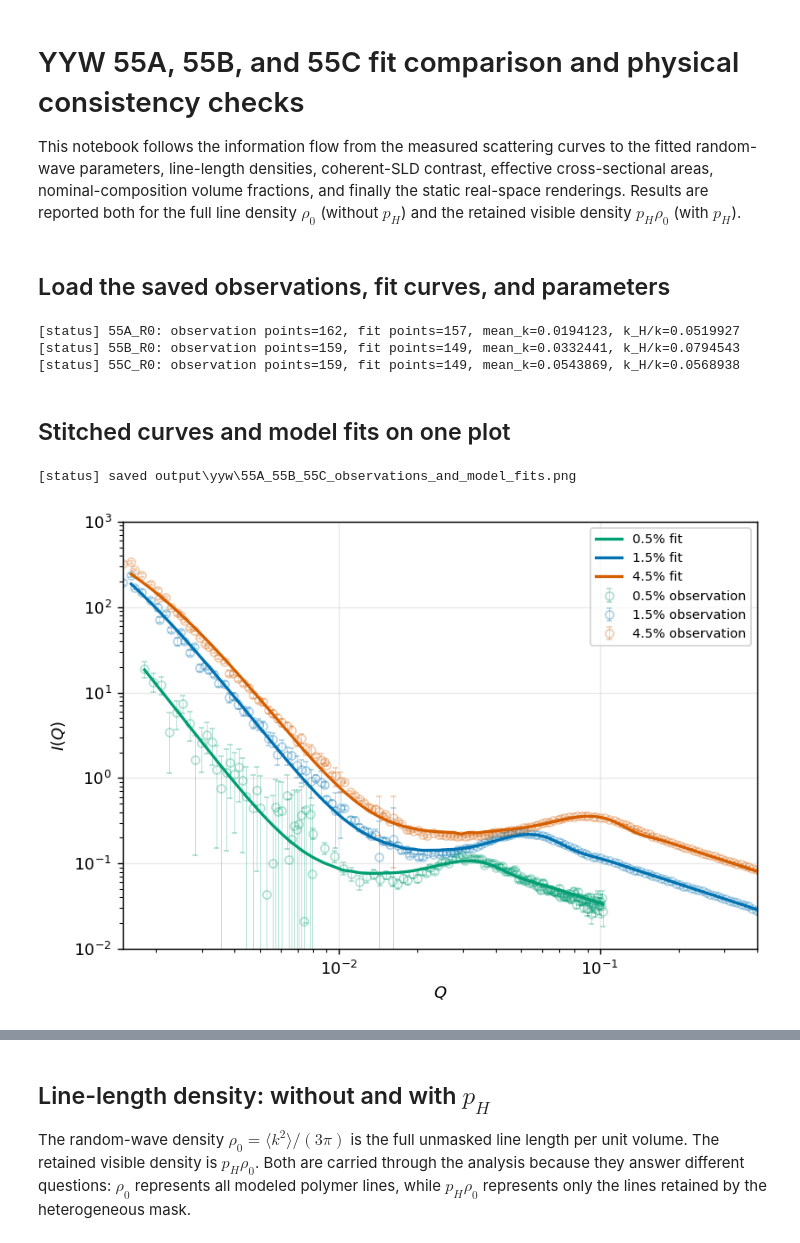
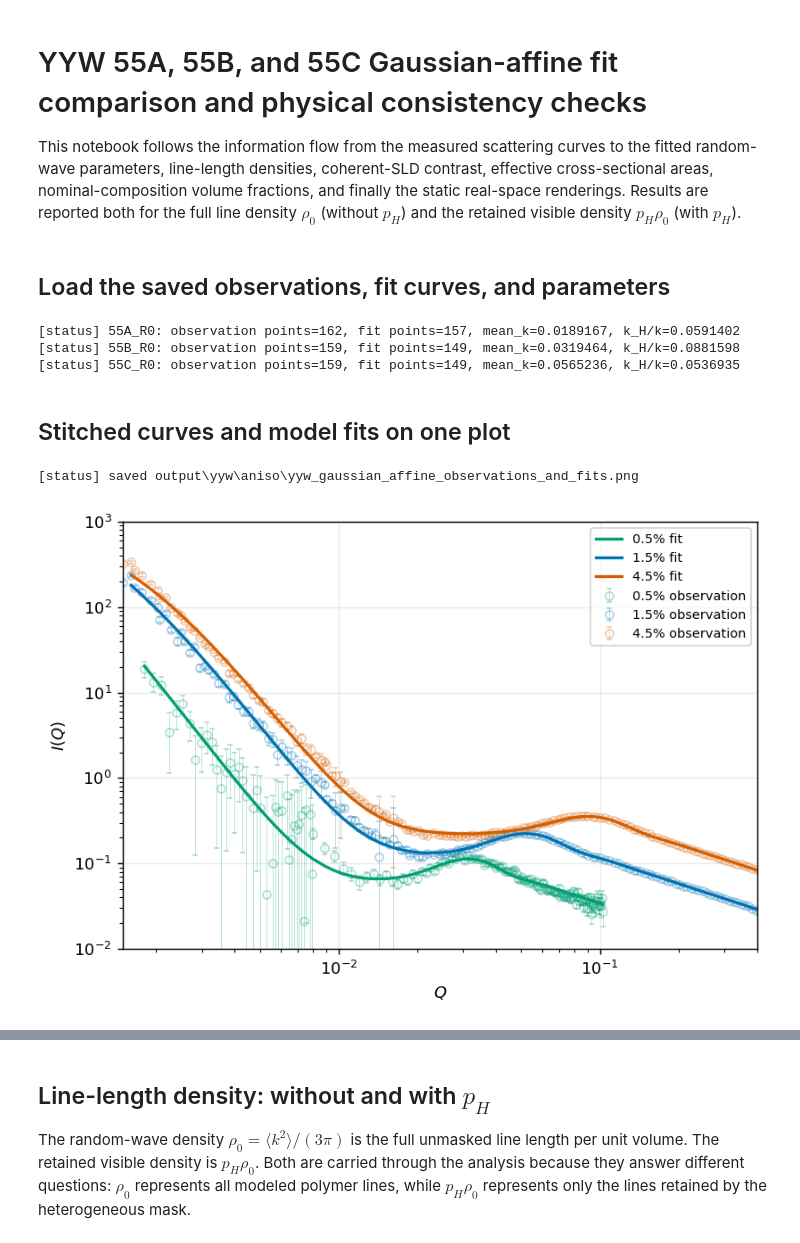
Before and after one commit to ch-tung/Randomwave_ML, a Jupyter notebook: randomcxl/smpl/curvefit/cf_compare_yyw.ipynb, the cells around one changed output, grey strips where cells are left out. Drawn from its saved outputs; the diff is of its cells as text; code cells hidden in the pictures.

Commit message:
add affine anisotropy scattering fits

```diff
--- a/randomcxl/smpl/curvefit/cf_compare_yyw.ipynb
+++ b/randomcxl/smpl/curvefit/cf_compare_yyw.ipynb
@@ -1,5 +1,5 @@
 # %% [markdown]
-# YYW 55A, 55B, and 55C fit comparison and physical consistency checks
+# YYW 55A, 55B, and 55C Gaussian-affine fit comparison and physical consistency checks
 
 This notebook follows the information flow from the measured scattering curves to the fitted random-wave parameters, line-length densities, coherent-SLD contrast, effective cross-sectional areas, nominal-composition volume fractions, and finally the static real-space renderings. Results are reported both for the full line density $\rho_0$ (without $p_H$) and the retained visible density $p_H\rho_0$ (with $p_H$).
 # %%
@@ -27,7 +27,8 @@ plt.rcParams.update({
 })
 pv.OFF_SCREEN = True
 
-OUTPUT_DIR = Path("output/yyw")
+OBSERVATION_DIR = Path("output/yyw")
+OUTPUT_DIR = Path("output/yyw/aniso")
 SAMPLE_TAGS = ("55A_R0", "55B_R0", "55C_R0")
 WEIGHTFRAC_TAGS = ("0.5", "1.5", "4.5")
 COLORS = {"55A_R0": "#009E73", "55B_R0": "#0072B2", "55C_R0": "#D55E00"}
@@ -51,7 +52,7 @@ def load_i_highq_anchor(path):
 
 observations = {
     tag: np.genfromtxt(
-        OUTPUT_DIR / f"{tag}_stitched_observation.csv",
+        OBSERVATION_DIR / f"{tag}_stitched_observation.csv",
         delimiter=",",
         names=True,
     )
@@ -59,18 +60,18 @@ observations = {
 }
 fit_curves = {
     tag: np.genfromtxt(
-        OUTPUT_DIR / f"{tag}_first_fit_curve.csv",
+        OUTPUT_DIR / f"{tag}_gaussian_affine_fit_curve.csv",
         delimiter=",",
         names=True,
     )
     for tag in SAMPLE_TAGS
 }
 fit_parameters = {
-    tag: load_named_values(OUTPUT_DIR / f"{tag}_first_fit_parameters.csv")
+    tag: load_named_values(OUTPUT_DIR / f"{tag}_gaussian_affine_fit_parameters.csv")
     for tag in SAMPLE_TAGS
 }
 i_highq_anchor_from_intensity = {
-    tag: load_i_highq_anchor(OUTPUT_DIR / f"{tag}_anchor_guesses.csv")
+    tag: load_i_highq_anchor(OBSERVATION_DIR / f"{tag}_anchor_guesses.csv")
     for tag in SAMPLE_TAGS
 }
 
@@ -82,9 +83,9 @@ for tag in SAMPLE_TAGS:
         f"k_H/k={fit_parameters[tag]['k_H_over_k']:.6g}"
     )
 # %% [output]
-[status] 55A_R0: observation points=162, fit points=157, mean_k=0.0194123, k_H/k=0.0519927
-[status] 55B_R0: observation points=159, fit points=149, mean_k=0.0332441, k_H/k=0.0794543
-[status] 55C_R0: observation points=159, fit points=149, mean_k=0.0543869, k_H/k=0.0568938
+[status] 55A_R0: observation points=162, fit points=157, mean_k=0.0189167, k_H/k=0.0591402
+[status] 55B_R0: observation points=159, fit points=149, mean_k=0.0319464, k_H/k=0.0881598
+[status] 55C_R0: observation points=159, fit points=149, mean_k=0.0565236, k_H/k=0.0536935
 # %% [markdown]
 ## Stitched curves and model fits on one plot
 # %%
@@ -104,36 +105,36 @@ for tags in zip(SAMPLE_TAGS, WEIGHTFRAC_TAGS):
         fmt="o",
         ms=5.0,
         lw=0.5,
         capsize=1.5,
         color=COLORS[tag],
         markerfacecolor="none",
         alpha=0.3,
         label=f"{weightfrac}% observation",
     )
     ax.plot(
         fit["Q"],
         fit["I_fit"],
         color=COLORS[tag],
         lw=1.8,
         label=f"{weightfrac}% fit",
         zorder=10,
     )
 
 ax.set_xscale("log")
 ax.set_yscale("log")
 ax.set_xlim(1.5e-3, 4.0e-1)
 ax.set_ylim(1e-2, 1e3)
 ax.set_xlabel(r"$Q$")
 ax.set_ylabel(r"$I(Q)$")
 ax.legend(fontsize=8)
 fig.tight_layout()
 
-COMPARISON_PLOT = OUTPUT_DIR / "55A_55B_55C_observations_and_model_fits.png"
+COMPARISON_PLOT = OUTPUT_DIR / "yyw_gaussian_affine_observations_and_fits.png"
 fig.savefig(COMPARISON_PLOT)
 print(f"[status] saved {COMPARISON_PLOT}")
 # %% [output]
-[status] saved output\yyw\55A_55B_55C_observations_and_model_fits.png
+[status] saved output\yyw\aniso\yyw_gaussian_affine_observations_and_fits.png
-[figure, old version]
+[figure, new version]
 # %% [markdown]
 ## What is fitted and what is constrained
 
```
Also changed, not shown: parts of 16 cells of this notebook, 24 other files.
